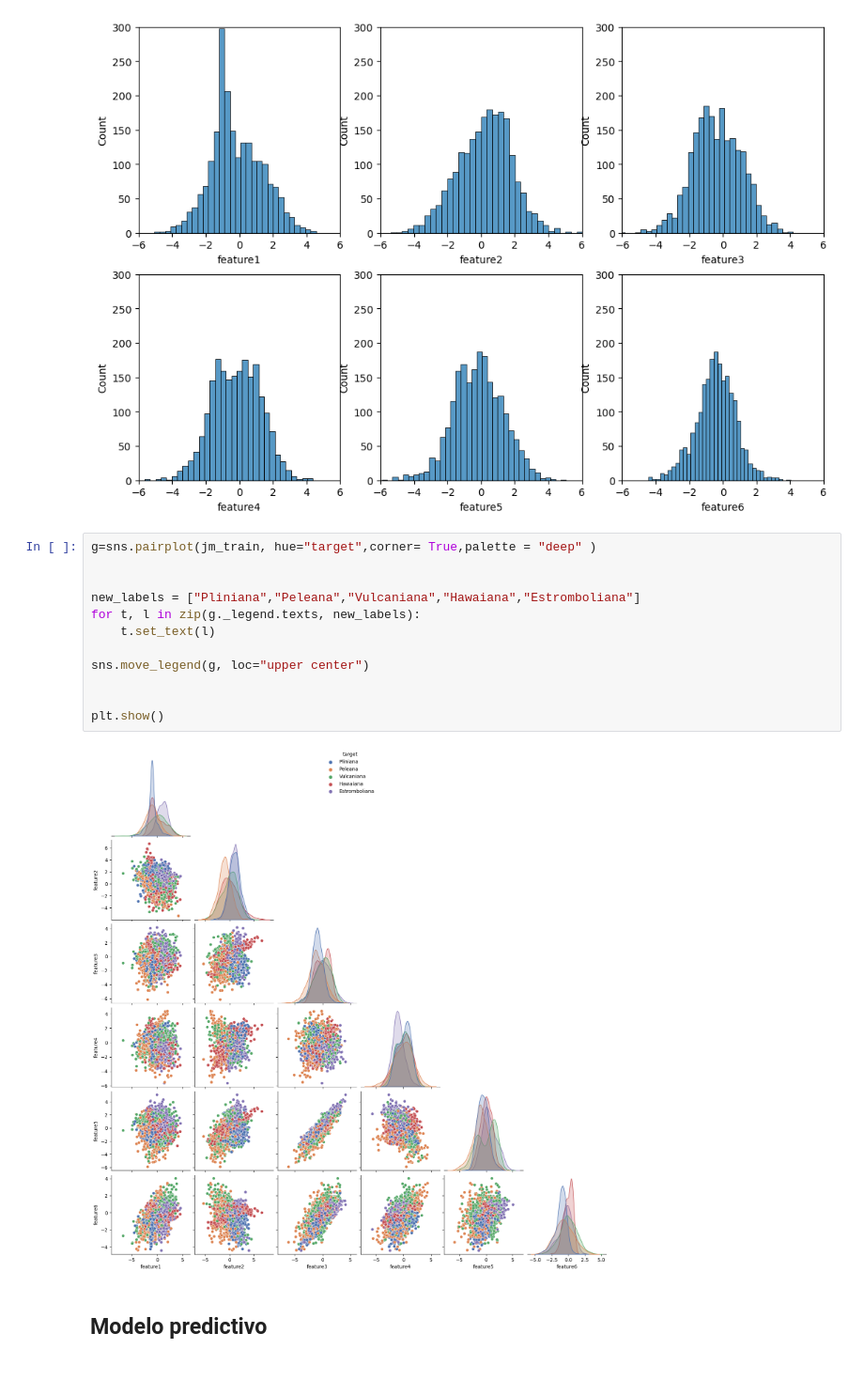
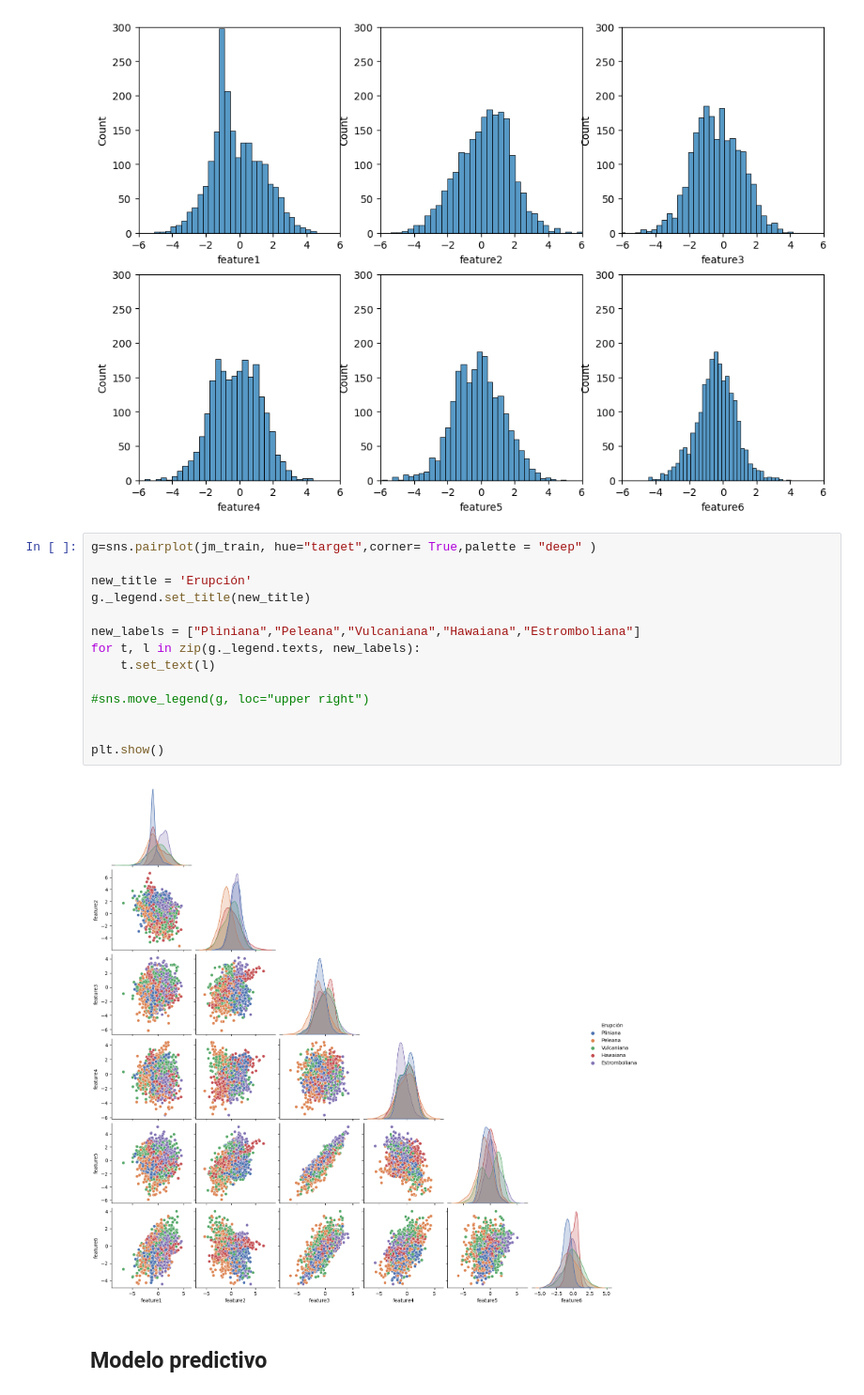
Before and after one commit to hinojosaad/erupciones_volcanicas, a Jupyter notebook: Erupciones_volcanicas.ipynb, the cells around one changed output. Shown at 94% size. Drawn from its saved outputs; the diff is of its cells as text.

```diff
--- a/Erupciones_volcanicas.ipynb
+++ b/Erupciones_volcanicas.ipynb
@@ -99,17 +99,19 @@ plt.show()
 # %%
 g=sns.pairplot(jm_train, hue="target",corner= True,palette = "deep" )
 
+new_title = 'Erupción'
+g._legend.set_title(new_title)
 
 new_labels = ["Pliniana","Peleana","Vulcaniana","Hawaiana","Estromboliana"]
 for t, l in zip(g._legend.texts, new_labels):
     t.set_text(l)
 
-sns.move_legend(g, loc="upper center")
+#sns.move_legend(g, loc="upper right")
 
 
 plt.show()
 # %% [output]
-[figure, old version]
+[figure, new version]
 # %% [markdown]
 ## Modelo predictivo
 # %%
```
Also changed, not shown: parts of 6 cells of this notebook.
